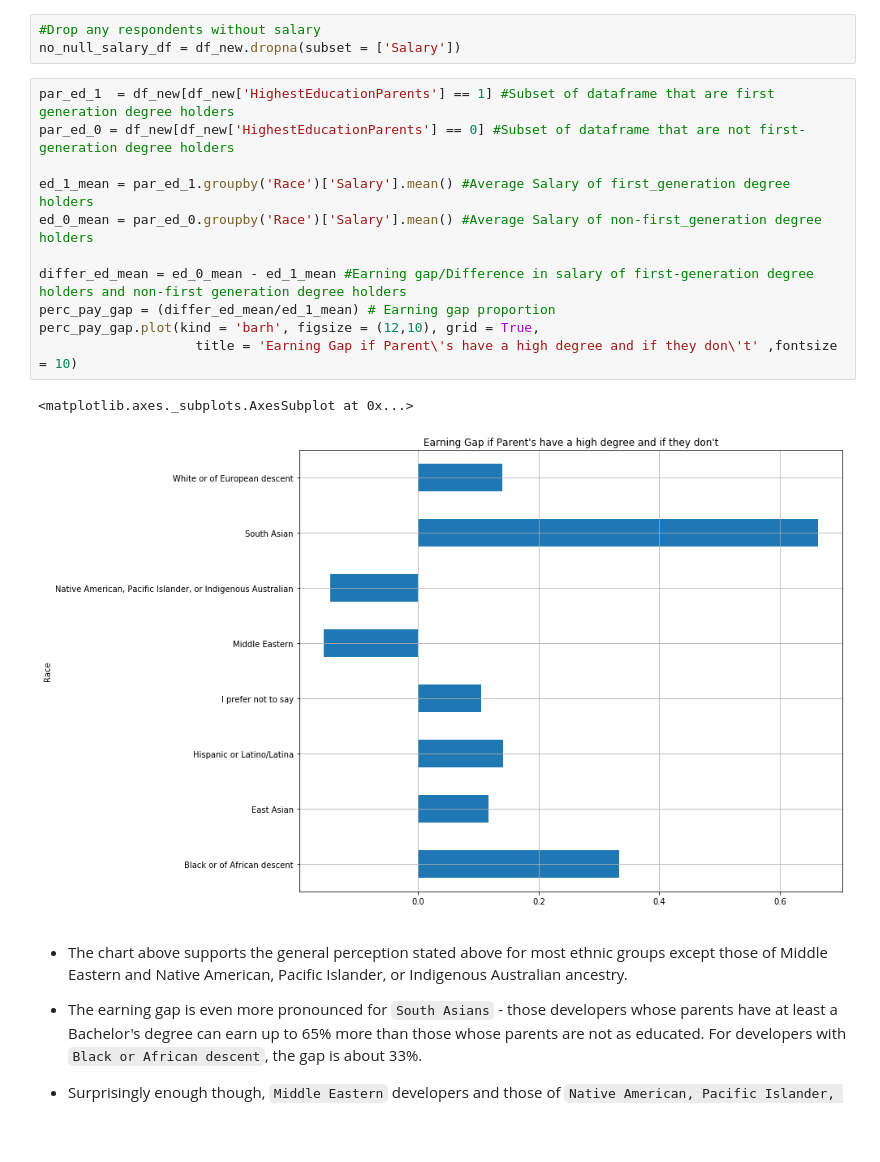
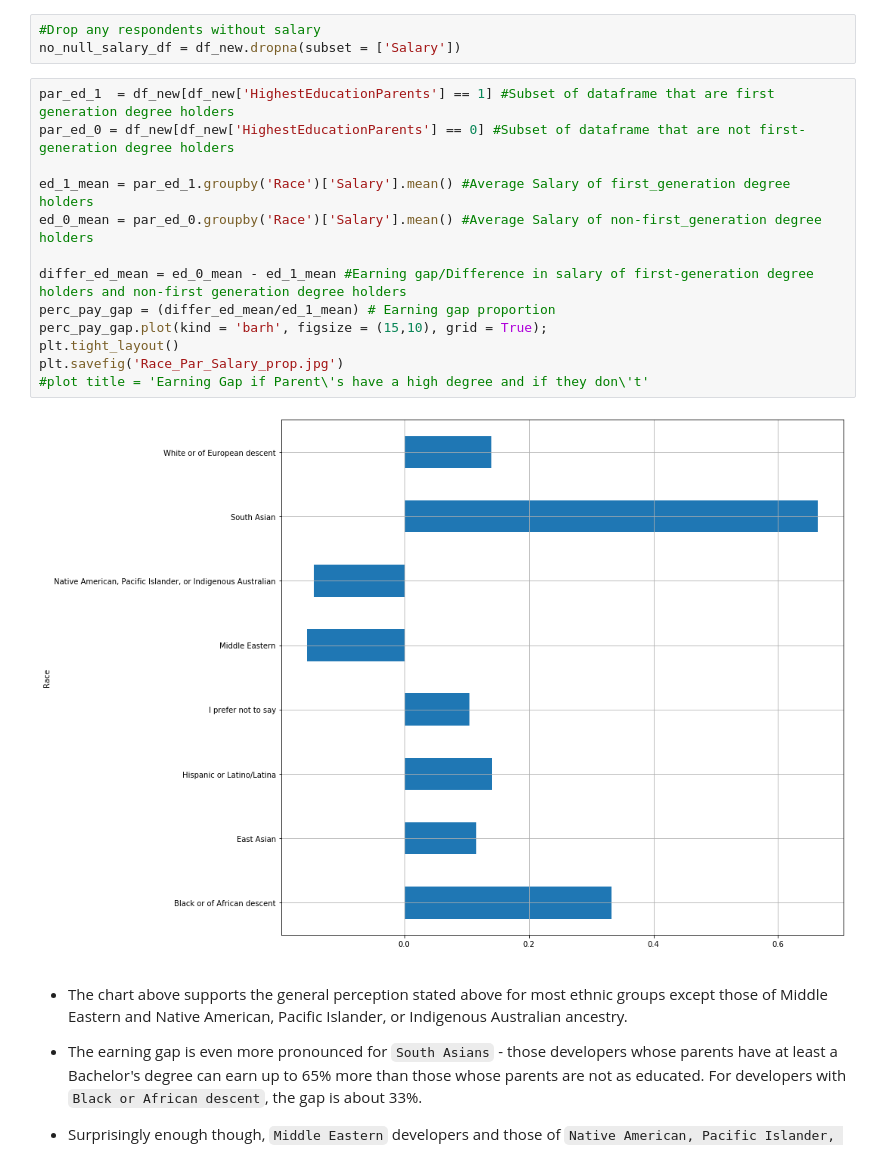
Before and after one commit to joshasgard/Diversity_Representation_In_Tech, a Jupyter notebook: EthnicDiversityRepresentationInTech.ipynb, the cells around one changed output. Saved outputs shown, nothing was run; the diff lists cells and outputs as text; blank space fills up the shorter version.

```diff
--- a/EthnicDiversityRepresentationInTech.ipynb
+++ b/EthnicDiversityRepresentationInTech.ipynb
@@ -223,17 +229,18 @@ no_null_salary_df = df_new.dropna(subset = ['Salary'])
 # %%
 par_ed_1  = df_new[df_new['HighestEducationParents'] == 1] #Subset of dataframe that are first generation degree holders
 par_ed_0 = df_new[df_new['HighestEducationParents'] == 0] #Subset of dataframe that are not first-generation degree holders
 
 ed_1_mean = par_ed_1.groupby('Race')['Salary'].mean() #Average Salary of first_generation degree holders
 ed_0_mean = par_ed_0.groupby('Race')['Salary'].mean() #Average Salary of non-first_generation degree holders
 
 differ_ed_mean = ed_0_mean - ed_1_mean #Earning gap/Difference in salary of first-generation degree holders and non-first generation degree holders
 perc_pay_gap = (differ_ed_mean/ed_1_mean) # Earning gap proportion
-perc_pay_gap.plot(kind = 'barh', figsize = (12,10), grid = True,
-                    title = 'Earning Gap if Parent\'s have a high degree and if they don\'t' ,fontsize = 10)
+perc_pay_gap.plot(kind = 'barh', figsize = (15,10), grid = True);
+plt.tight_layout()
+plt.savefig('Race_Par_Salary_prop.jpg')
+#plot title = 'Earning Gap if Parent\'s have a high degree and if they don\'t'
 # %% [output]
-<matplotlib.axes._subplots.AxesSubplot at 0x...>
-[figure, old version]
+[figure, new version]
 # %% [markdown]
 - The chart above supports the general perception stated above for most ethnic groups except those of Middle Eastern and Native American, Pacific Islander, or Indigenous Australian ancestry.
 
```
Also changed, not shown: parts of 6 cells of this notebook.
